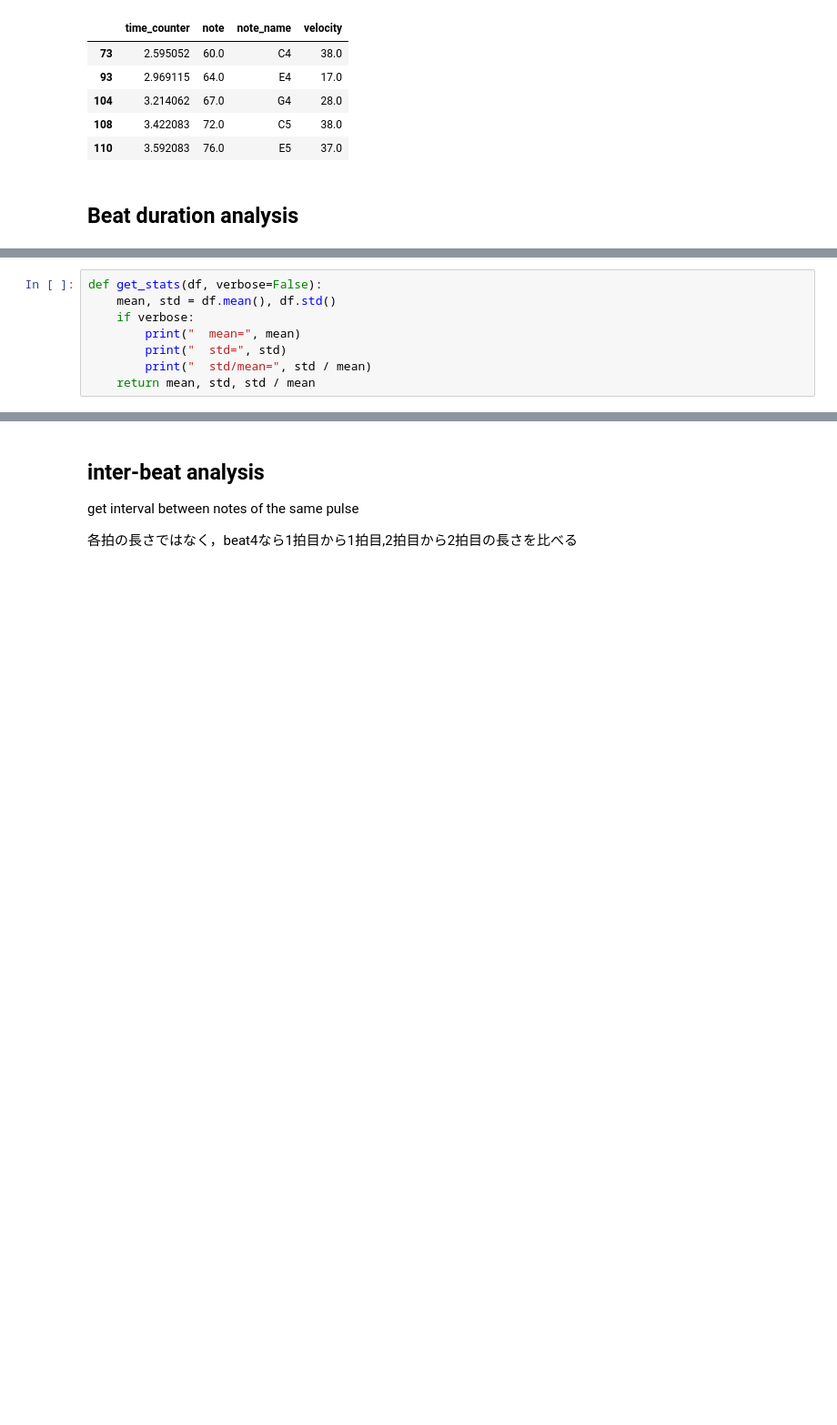
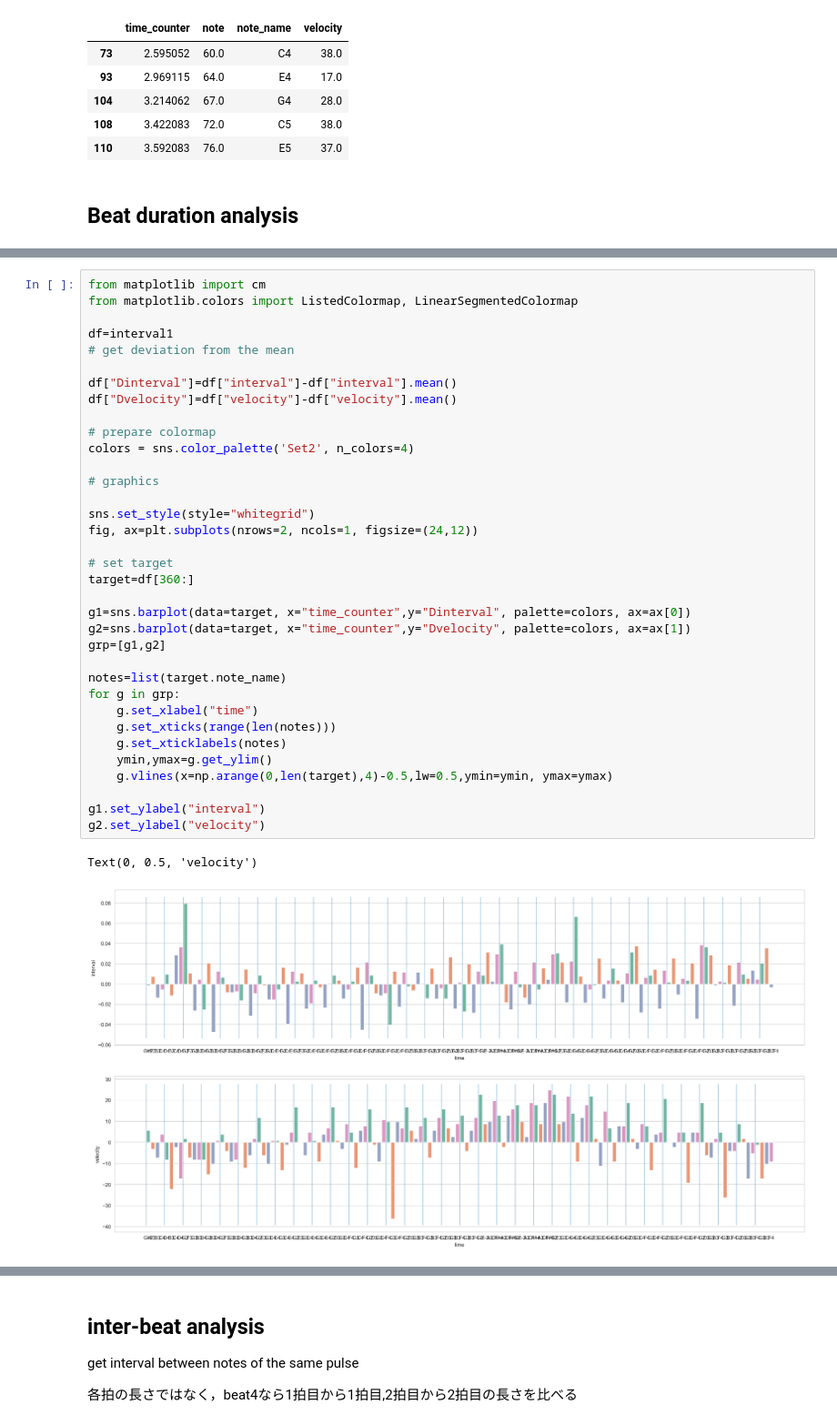
Before and after one commit to jnishii/midi-roll, a Jupyter notebook: midi_analysis.ipynb, the cells around one changed output, grey strips where cells are left out. Shown at 91% size. Saved outputs shown, nothing was run; the diff lists cells and outputs as text; blank space fills up the shorter version.

```diff
--- a/midi_analysis.ipynb
+++ b/midi_analysis.ipynb
@@ -144,8 +155,38 @@ display(interval1)
-# %%
-def get_stats(df, verbose=False):
-    mean, std = df.mean(), df.std()
-    if verbose:
-        print("  mean=", mean)
-        print("  std=", std)
-        print("  std/mean=", std / mean)
-    return mean, std, std / mean
+# %%
+from matplotlib import cm
+from matplotlib.colors import ListedColormap, LinearSegmentedColormap
+
+df=interval1
+# get deviation from the mean
+
+df["Dinterval"]=df["interval"]-df["interval"].mean()
+df["Dvelocity"]=df["velocity"]-df["velocity"].mean()
+
+# prepare colormap
+colors = sns.color_palette('Set2', n_colors=4)
+
+# graphics
+
+sns.set_style(style="whitegrid")
+fig, ax=plt.subplots(nrows=2, ncols=1, figsize=(24,12))
+
+# set target
+target=df[360:]
+
+g1=sns.barplot(data=target, x="time_counter",y="Dinterval", palette=colors, ax=ax[0])
+g2=sns.barplot(data=target, x="time_counter",y="Dvelocity", palette=colors, ax=ax[1])
+grp=[g1,g2]
+
+notes=list(target.note_name)
+for g in grp:
+    g.set_xlabel("time")
+    g.set_xticks(range(len(notes)))
+    g.set_xticklabels(notes)
+    ymin,ymax=g.get_ylim()
+    g.vlines(x=np.arange(0,len(target),4)-0.5,lw=0.5,ymin=ymin, ymax=ymax)
+
+g1.set_ylabel("interval")
+g2.set_ylabel("velocity")
+# %% [output]
+Text(0, 0.5, 'velocity')
+[figure, added]
```
Also changed, not shown: parts of 24 cells of this notebook, 1 other file.
